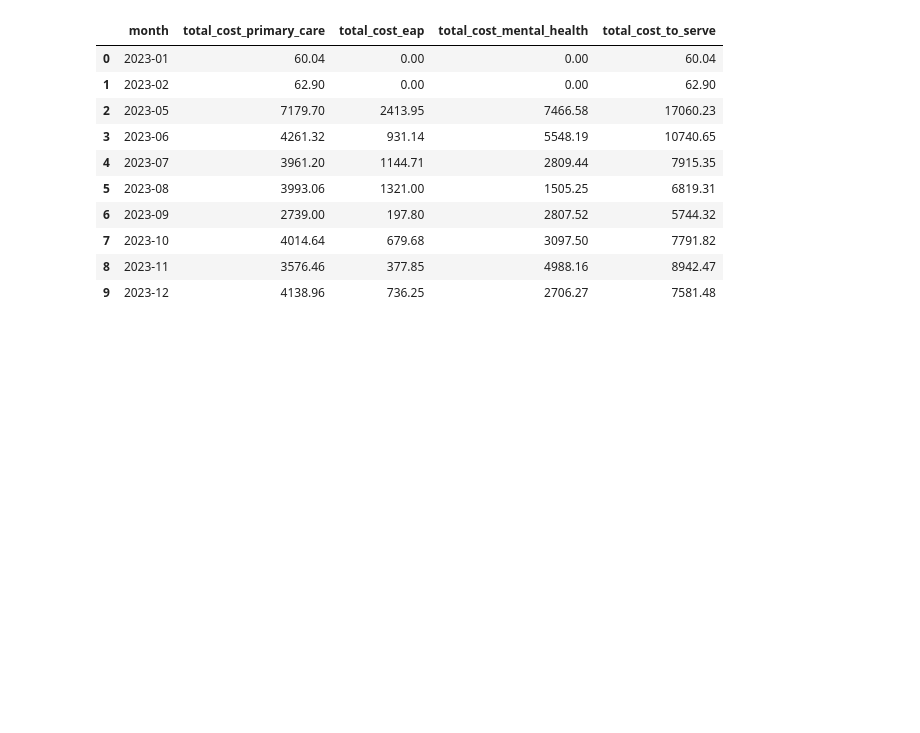
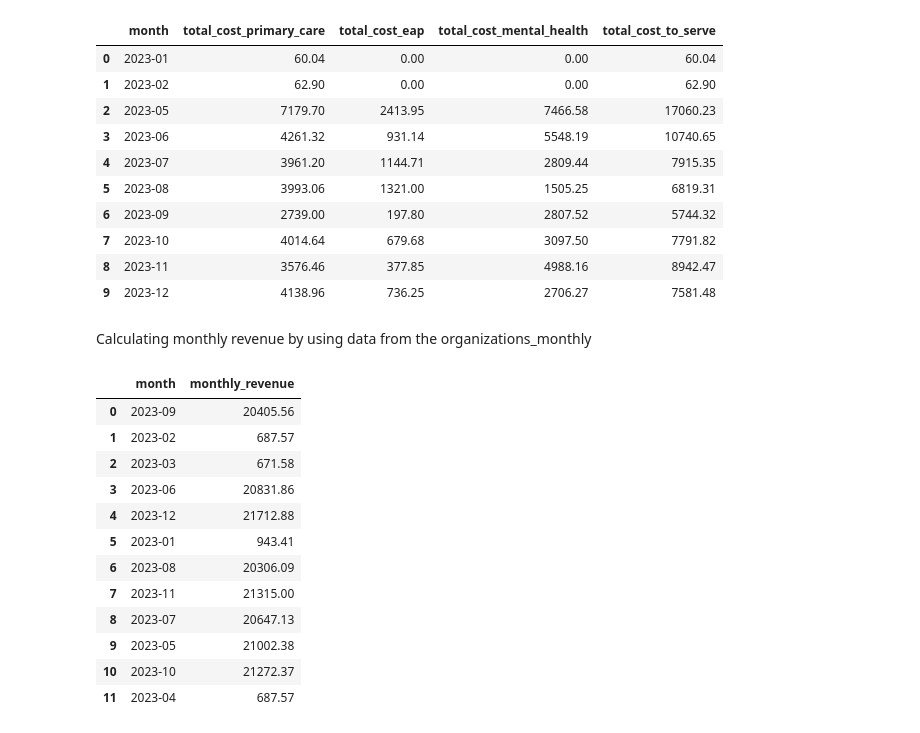
Before and after one commit to Marietagu/Dialogue-Data-Analysis, a Jupyter notebook: dunder_miflin_analysis.ipynb, the cells around one changed output. Saved outputs shown, nothing was run; the diff lists cells and outputs as text; code cells hidden in the pictures; blank space fills up the shorter version.

Commit message:
Financial analysis: Monthly revenue

```diff
--- a/dunder_miflin_analysis.ipynb
+++ b/dunder_miflin_analysis.ipynb
@@ -341,3 +341,30 @@ display(df)
 | 7 | 2023-10 | 4014.64 | 679.68 | 3097.50 | 7791.82 |
 | 8 | 2023-11 | 3576.46 | 377.85 | 4988.16 | 8942.47 |
 | 9 | 2023-12 | 4138.96 | 736.25 | 2706.27 | 7581.48 |
+# %% [markdown]
+Calculating monthly revenue by using data from the organizations_monthly
+# %%
+query_monthly_revenue = """
+SELECT
+  strftime('%Y-%m', date_month) AS month,
+  pepm * eligible_members AS monthly_revenue
+FROM organizations_monthly
+WHERE organization_id = 4;
+"""
+
+df = pd.read_sql_query(query_monthly_revenue, conn)
+display(df)
+# %% [output]
+|  | month | monthly_revenue |
+| 0 | 2023-09 | 20405.56 |
+| 1 | 2023-02 | 687.57 |
+| 2 | 2023-03 | 671.58 |
+| 3 | 2023-06 | 20831.86 |
+| 4 | 2023-12 | 21712.88 |
+| 5 | 2023-01 | 943.41 |
+| 6 | 2023-08 | 20306.09 |
+| 7 | 2023-11 | 21315.00 |
+| 8 | 2023-07 | 20647.13 |
+| 9 | 2023-05 | 21002.38 |
+| 10 | 2023-10 | 21272.37 |
+| 11 | 2023-04 | 687.57 |
```
